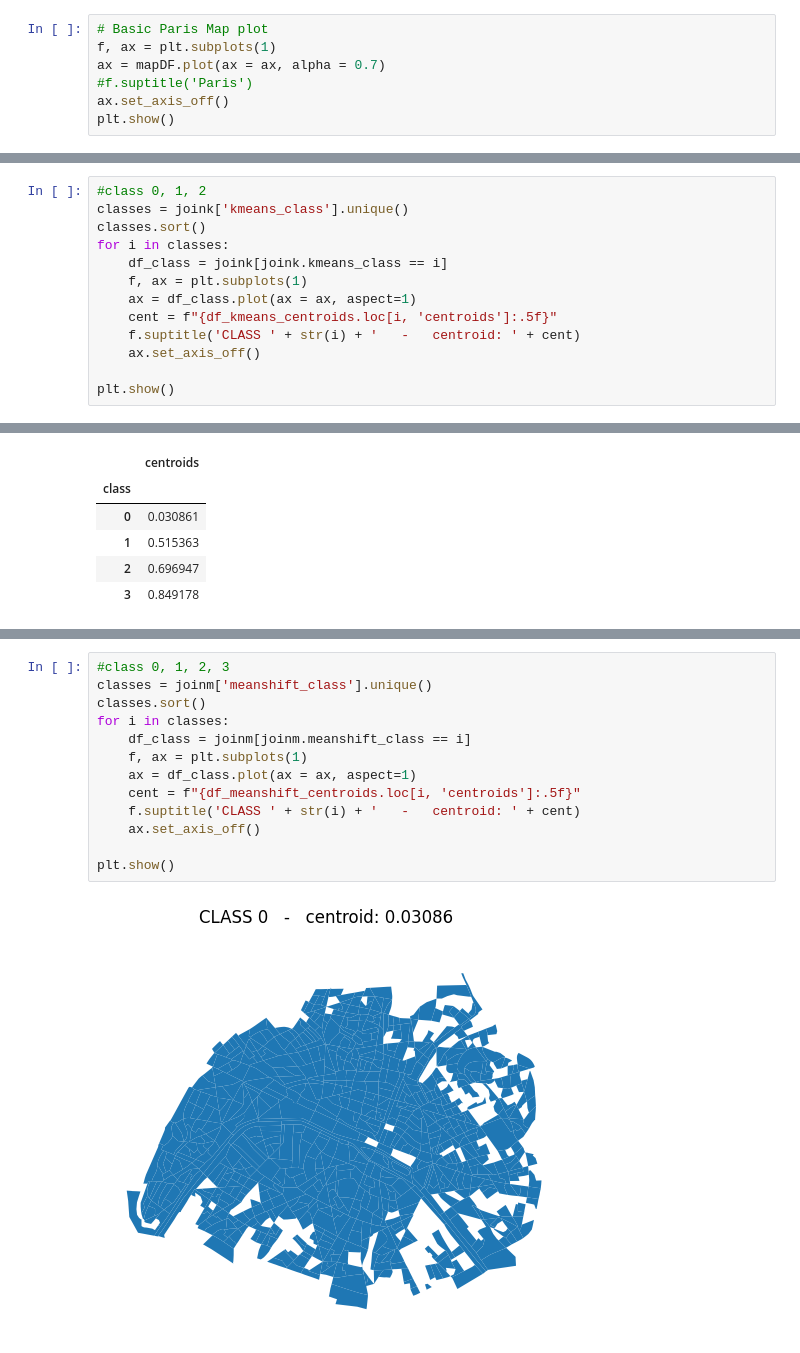
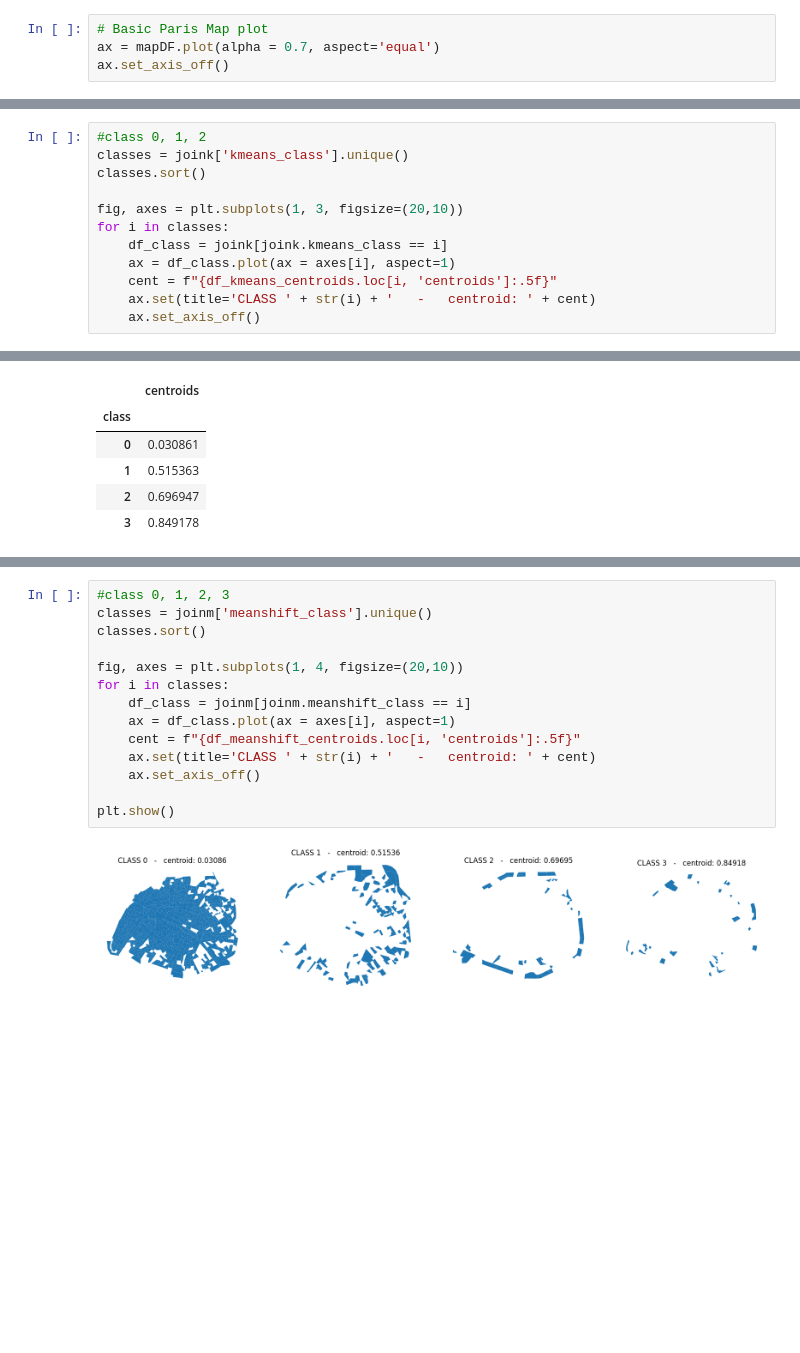
Before and after one commit to gabis96/codespaces-jupyter, a Jupyter notebook: notebooks/visualization.ipynb, the cells around one changed output, grey strips where cells are left out. Cells and saved outputs as stored; diff of their text form; blank space fills up the shorter version.

```diff
--- a/notebooks/visualization.ipynb
+++ b/notebooks/visualization.ipynb
@@ -28,9 +28,6 @@ mapDF.head()
 | 751010102 | 75101 | Paris 1er Arrondissement | 0102 | Saint-Germain l'Auxerrois 2 | A | [(651923.06, 6861773.04), (651925... | POLYGON ((651923.06000 6861773.04... |
 # %%
 # Basic Paris Map plot
-f, ax = plt.subplots(1)
-ax = mapDF.plot(ax = ax, alpha = 0.7)
-#f.suptitle('Paris')
+ax = mapDF.plot(alpha = 0.7, aspect='equal')
 ax.set_axis_off()
-plt.show()
 # %% [output]
@@ -90,13 +87,12 @@ joink.head()
 #class 0, 1, 2
 classes = joink['kmeans_class'].unique()
 classes.sort()
+
+fig, axes = plt.subplots(1, 3, figsize=(20,10))
 for i in classes:
     df_class = joink[joink.kmeans_class == i]
-    f, ax = plt.subplots(1)
-    ax = df_class.plot(ax = ax, aspect=1)
+    ax = df_class.plot(ax = axes[i], aspect=1)
     cent = f"{df_kmeans_centroids.loc[i, 'centroids']:.5f}"
-    f.suptitle('CLASS ' + str(i) + '   -   centroid: ' + cent)
+    ax.set(title='CLASS ' + str(i) + '   -   centroid: ' + cent)
     ax.set_axis_off()
-
-plt.show()
 # %% [output]
@@ -169,15 +163,16 @@ joinm.head()
 # %%
 #class 0, 1, 2, 3
 classes = joinm['meanshift_class'].unique()
 classes.sort()
+
+fig, axes = plt.subplots(1, 4, figsize=(20,10))
 for i in classes:
     df_class = joinm[joinm.meanshift_class == i]
-    f, ax = plt.subplots(1)
-    ax = df_class.plot(ax = ax, aspect=1)
+    ax = df_class.plot(ax = axes[i], aspect=1)
     cent = f"{df_meanshift_centroids.loc[i, 'centroids']:.5f}"
-    f.suptitle('CLASS ' + str(i) + '   -   centroid: ' + cent)
+    ax.set(title='CLASS ' + str(i) + '   -   centroid: ' + cent)
     ax.set_axis_off()
 
 plt.show()
 # %% [output]
-[figure, old version]
+[figure, new version]
```
Also changed, not shown: parts of 5 cells of this notebook.
